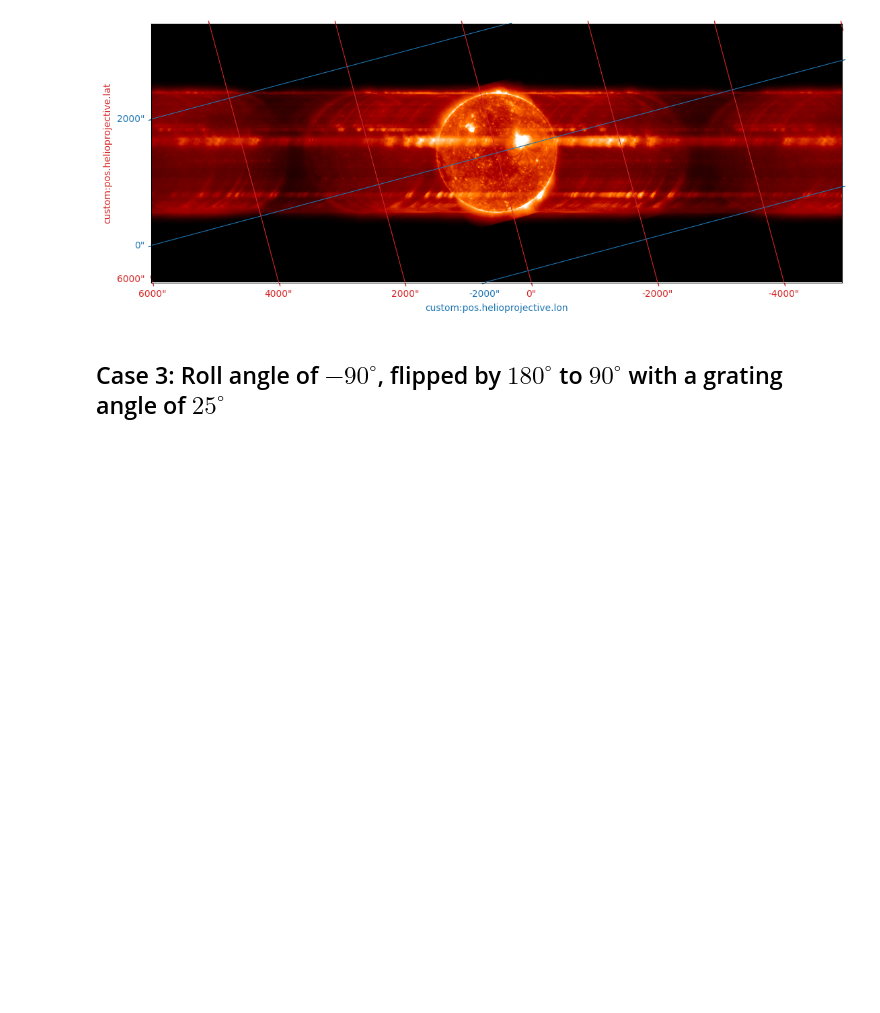
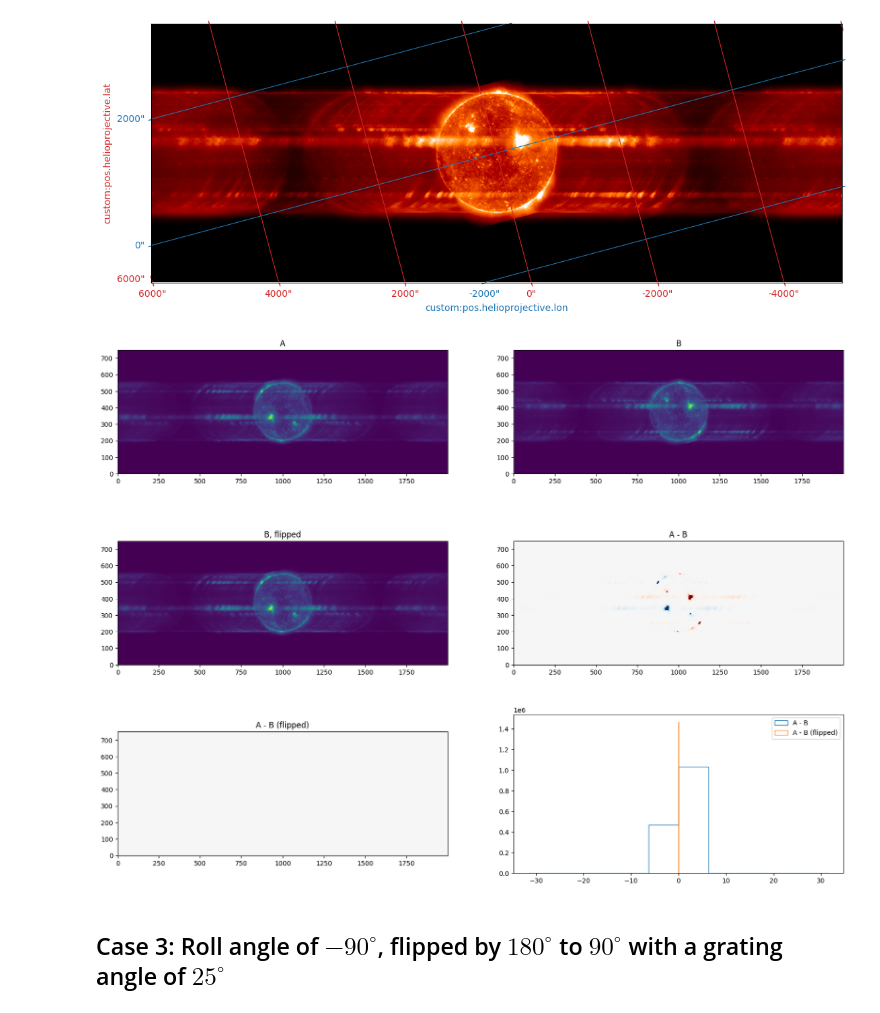
Before and after one commit to wtbarnes/moxsi-science-planning, a Jupyter notebook: notebooks/pipeline-testing/conops-quicklook.ipynb, the cells around one changed output. Drawn from its saved outputs; the diff is of its cells as text; code cells hidden in the pictures; blank space fills up the shorter version.

```diff
--- a/notebooks/pipeline-testing/conops-quicklook.ipynb
+++ b/notebooks/pipeline-testing/conops-quicklook.ipynb
@@ -114,6 +119,10 @@ plot_overlappogram(image_B)
 # %% [output]
 [figure]
 [figure]
+# %%
+difference_image(image_A, image_B)
+# %% [output]
+[figure, added]
 # %% [markdown]
 ## Case 3: Roll angle of $-90^\circ$, flipped by $180^\circ$ to $90^\circ$ with a grating angle of $25^\circ$
 # %%
```
Also changed, not shown: parts of 6 cells of this notebook.
